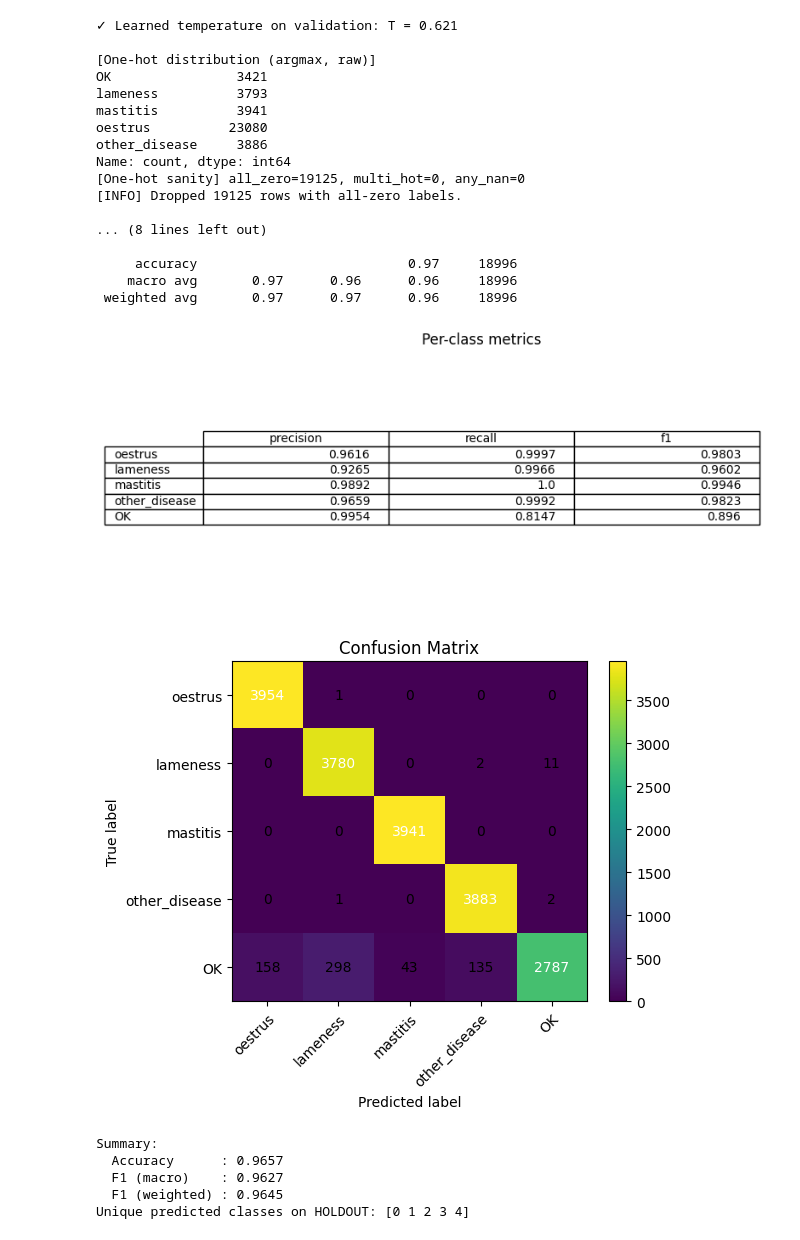
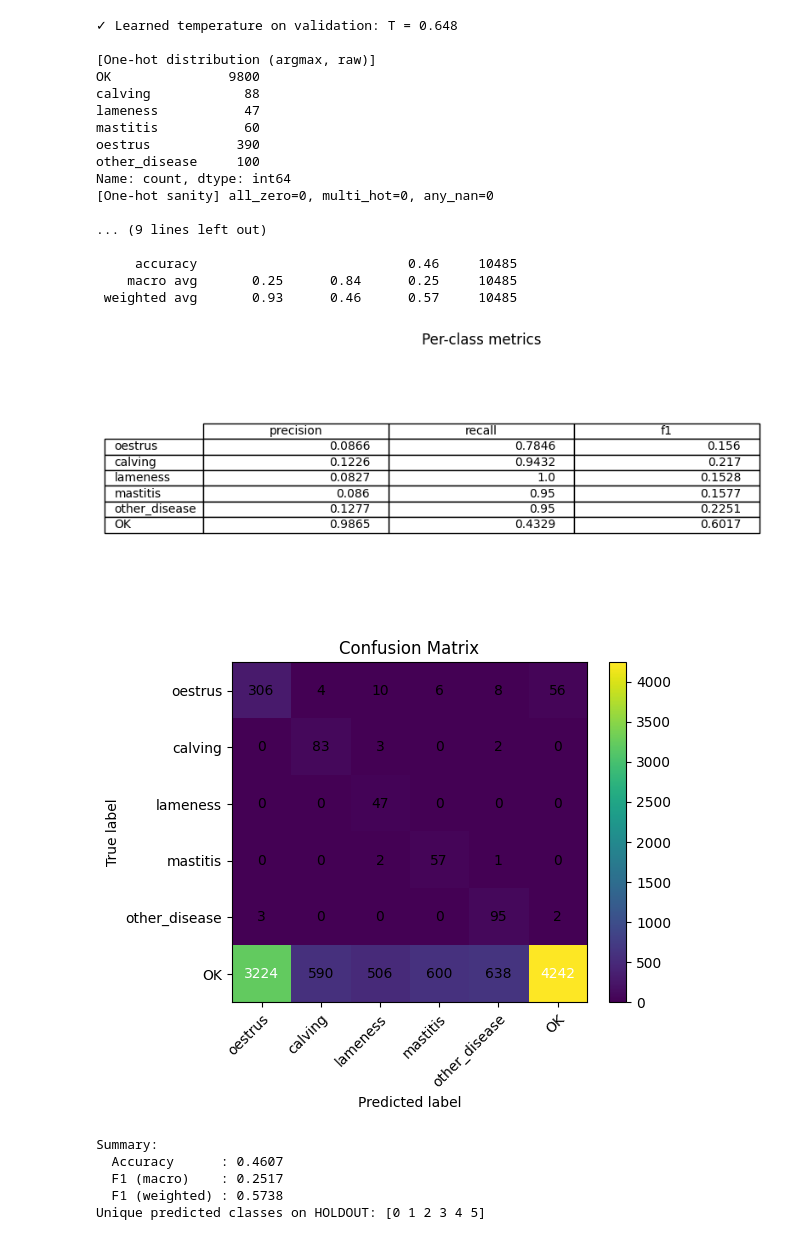
Before and after one commit to lamiabelhadj/cows_welfare_internship, a Jupyter notebook: Modeling/MLP_non_augmented/MLP_200_epochs_all_datasets.ipynb, the cells around one changed output. Saved outputs shown, nothing was run; the diff lists cells and outputs as text; code cells hidden in the pictures.

```diff
--- a/Modeling/MLP_non_augmented/MLP_200_epochs_all_datasets.ipynb
+++ b/Modeling/MLP_non_augmented/MLP_200_epochs_all_datasets.ipynb
@@ -185,8 +185,8 @@ PREFER_TARGET_COLUMN = True     # use df['target'] if valid (0..C-1)
 ALL_ZERO_POLICY = "drop"        # 'drop' | 'map_to_ok' | 'error'
 NAN_POLICY = "drop"             # 'drop' | 'error'
 
-TRAINVAL_PATH = Path("augmented_dataset2_trainval.csv")
-HOLDOUT_PATH  = Path("augmented_dataset2_holdout.csv")
+TRAINVAL_PATH = Path(r"C:/Users/lamia/Downloads/final_selected_dataset1_trainval.csv")
+HOLDOUT_PATH  = Path(r"C:/Users/lamia/Downloads/final_selected_dataset1_holdout.csv")
 
 SEED = 42
 VAL_SIZE = 0.15
@@ -214,9 +214,9 @@ def set_seed(seed=42):
 
 def freeze_label_order(include_calving=True):
     if include_calving:
-        label_cols = ['oestrus','lameness','mastitis','other_disease','OK']
+        label_cols = ['oestrus','calving','lameness','mastitis','other_disease','OK']
     else:
-        label_cols = ['oestrus','lameness','mastitis','other_disease','OK']
+        label_cols = ['oestrus','calving','lameness','mastitis','other_disease','OK']
     idx2name = {i: c for i, c in enumerate(label_cols)}
     name2idx = {c: i for i, c in enumerate(label_cols)}
     return label_cols, idx2name, name2idx
@@ -600,7 +600,7 @@ if __name__ == "__main__":
     df_trainval = optionally_drop_calving(df_trainval, INCLUDE_CALVING)
     df_holdout  = optionally_drop_calving(df_holdout,  INCLUDE_CALVING)
 
-    drop_cols = ['cow','duration_hours']
+    drop_cols = ['cow','start_time','end_time']
     if 'calving' in df_trainval.columns and 'calving' not in drop_cols:
         drop_cols.append('calving')
 
@@ -646,27 +645,27 @@ Name: count, dtype: int64
-✓ Learned temperature on validation: T = 0.621
-
-[One-hot distribution (argmax, raw)]
-OK                3421
-lameness          3793
-mastitis          3941
-oestrus          23080
-other_disease     3886
-Name: count, dtype: int64
-[One-hot sanity] all_zero=19125, multi_hot=0, any_nan=0
-[INFO] Dropped 19125 rows with all-zero labels.
-
-... (8 lines left out)
-
-     accuracy                           0.97     18996
-    macro avg       0.97      0.96      0.96     18996
- weighted avg       0.97      0.97      0.96     18996
+✓ Learned temperature on validation: T = 0.648
+
+[One-hot distribution (argmax, raw)]
+OK               9800
+calving            88
+lameness           47
+mastitis           60
+oestrus           390
+other_disease     100
+Name: count, dtype: int64
+[One-hot sanity] all_zero=0, multi_hot=0, any_nan=0
+
+... (9 lines left out)
+
+     accuracy                           0.46     10485
+    macro avg       0.25      0.84      0.25     10485
+ weighted avg       0.93      0.46      0.57     10485
-[figure, old version]
+[figure, new version]
-[figure, old version]
+[figure, new version]
-Summary:
-  Accuracy      : 0.9657
-  F1 (macro)    : 0.9627
-  F1 (weighted) : 0.9645
-Unique predicted classes on HOLDOUT: [0 1 2 3 4]
+Summary:
+  Accuracy      : 0.4607
+  F1 (macro)    : 0.2517
+  F1 (weighted) : 0.5738
+Unique predicted classes on HOLDOUT: [0 1 2 3 4 5]
 # %%
 # -*- coding: utf-8 -*-
 # Robust MLP pipeline with label cleaning (NaN + all-zero handling),
```
Also changed, not shown: parts of 4 cells of this notebook.
